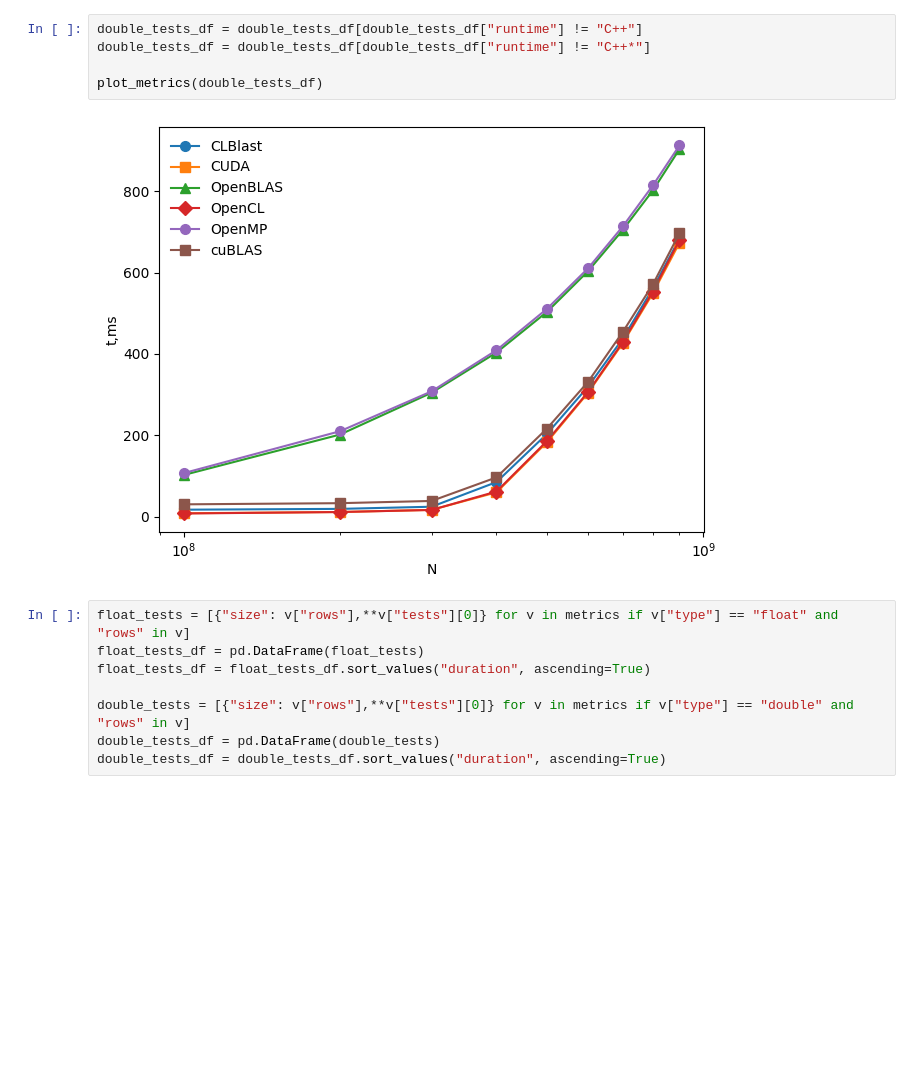
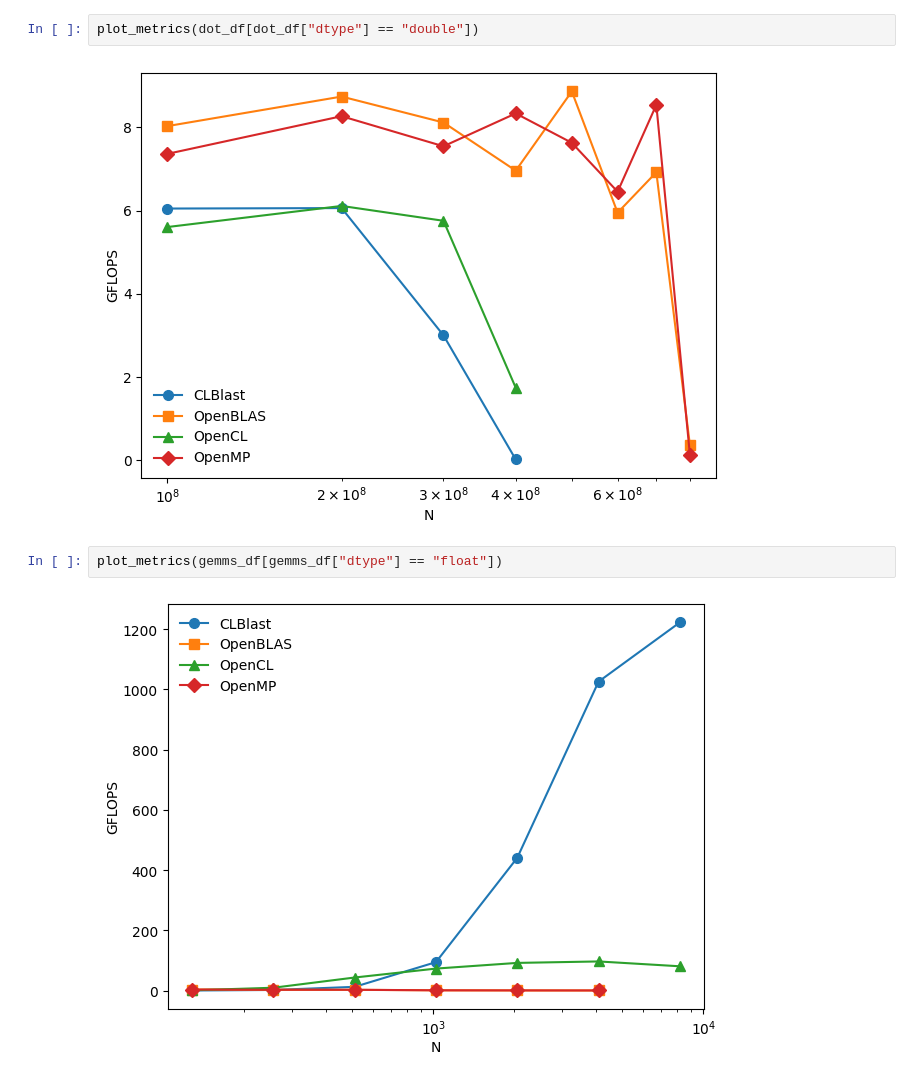
Before and after one commit to evsholukh/MatVec, a Jupyter notebook: bench.ipynb, the cells around one changed output. Cells and saved outputs as stored; diff of their text form; blank space fills up the shorter version.

```diff
--- a/bench.ipynb
+++ b/bench.ipynb
@@ -89,15 +85,8 @@ plot_metrics(float_tests_df)
 # %%
-double_tests_df = double_tests_df[double_tests_df["runtime"] != "C++"]
-double_tests_df = double_tests_df[double_tests_df["runtime"] != "C++*"]
-
-plot_metrics(double_tests_df)
+plot_metrics(dot_df[dot_df["dtype"] == "double"])
 # %% [output]
-[figure, old version]
+[figure, new version]
 # %%
-float_tests = [{"size": v["rows"],**v["tests"][0]} for v in metrics if v["type"] == "float" and "rows" in v]
-float_tests_df = pd.DataFrame(float_tests)
-float_tests_df = float_tests_df.sort_values("duration", ascending=True)
-
-double_tests = [{"size": v["rows"],**v["tests"][0]} for v in metrics if v["type"] == "double" and "rows" in v]
-double_tests_df = pd.DataFrame(double_tests)
-double_tests_df = double_tests_df.sort_values("duration", ascending=True)
+plot_metrics(gemms_df[gemms_df["dtype"] == "float"])
+# %% [output]
+[figure, added]
```
Also changed, not shown: parts of 12 cells of this notebook, 4 other files.
